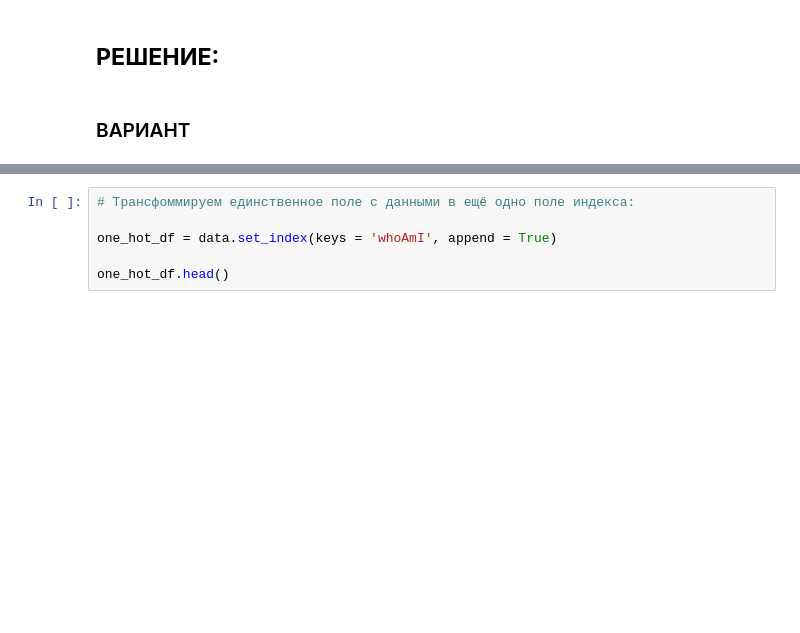
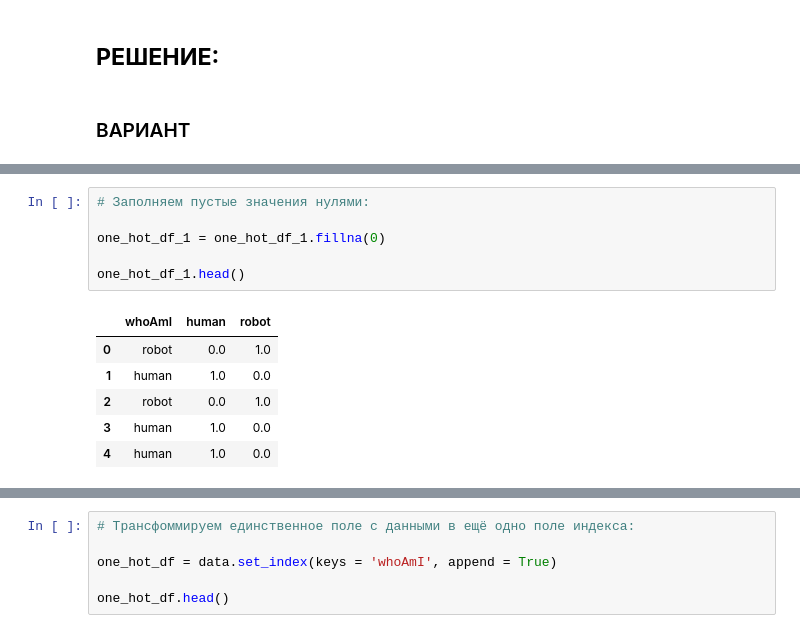
Before and after one commit to DilyaKh/Python_Task_9_Attestation_Pandas, a Jupyter notebook: Python_Task_9_Attestation_Pandas.ipynb, the cells around one changed output, grey strips where cells are left out. Saved outputs shown, nothing was run; the diff lists cells and outputs as text; blank space fills up the shorter version.

```diff
--- a/Python_Task_9_Attestation_Pandas.ipynb
+++ b/Python_Task_9_Attestation_Pandas.ipynb
@@ -68,0 +91,13 @@ data.head()
+# %%
+# Заполняем пустые значения нулями:
+
+one_hot_df_1 = one_hot_df_1.fillna(0)
+
+one_hot_df_1.head()
+# %% [output]
+|  | whoAmI | human | robot |
+| 0 | robot | 0.0 | 1.0 |
+| 1 | human | 1.0 | 0.0 |
+| 2 | robot | 0.0 | 1.0 |
+| 3 | human | 1.0 | 0.0 |
+| 4 | human | 1.0 | 0.0 |
```
Also changed, not shown: parts of 19 cells of this notebook.
